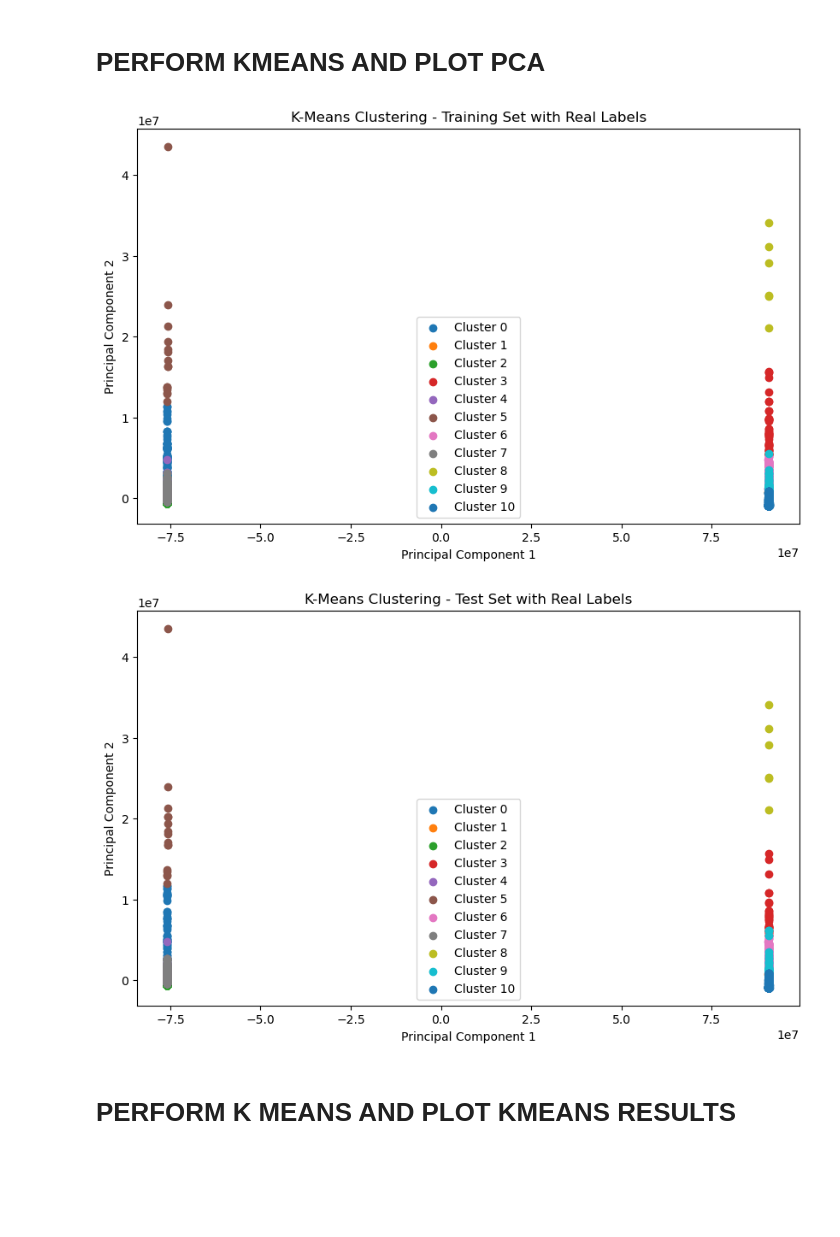
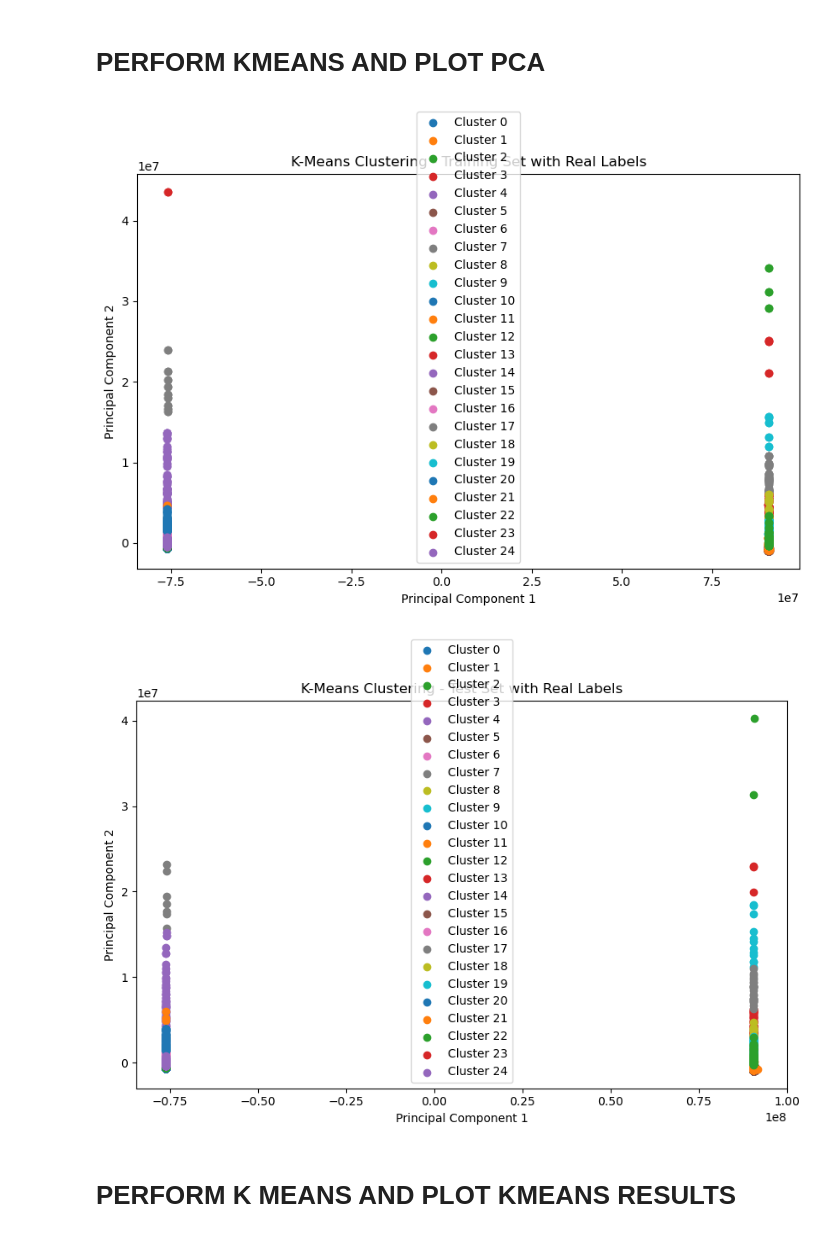
Before and after one commit to ML-Project-Team-5/Project_NetworkIDS, a Jupyter notebook: 3rf_Kmeans.ipynb, the cells around one changed output. Cells and saved outputs as stored; diff of their text form; code cells hidden in the pictures; blank space fills up the shorter version.

Commit message:
updating scenario 3,4,5 with test data

```diff
--- a/3rf_Kmeans.ipynb
+++ b/3rf_Kmeans.ipynb
@@ -14,11 +14,17 @@ test_unknown_data = pd.read_csv(test_unknown_data_path)
 
 test_unknown_label_path = './data/3_rf_test_unknown_label_v1.csv'
 test_unknown_label = pd.read_csv(test_unknown_label_path)
-test_unknown_data_path2 = './data/3_rf_test_unknown_data_v1.csv'
+test_unknown_data_path2 = './data/3_rf_test_unknown_data_v2.csv'
 test_unknown_data2 = pd.read_csv(test_unknown_data_path)
 
 test_unknown_label_path2 = './data/3_rf_test_unknown_label_v1.csv'
 test_unknown_label2 = pd.read_csv(test_unknown_label_path)
+
+test = './data/testing_data.csv'
+test_data = pd.read_csv(test)
+
+test_L= './data/testing_lable.csv'
+test_L_data  = pd.read_csv(test_L)
 # %%
 # Display column names
 print("Column names:")
@@ -132,25 +138,27 @@ Silhouette Score: 0.20363773661424941
 # %%
 from sklearn.cluster import KMeans
 from sklearn.model_selection import train_test_split
+from sklearn.metrics import accuracy_score, normalized_mutual_info_score
 from sklearn.preprocessing import LabelEncoder
 from sklearn.decomposition import PCA
-import matplotlib.pyplot as plt
 import numpy as np
 
-# Assuming 'test_unknown_data' is your dataset
-# and 'test_unknown_label' is your label
+
 X = train_data
-y = train_label['label']  # Assuming the label column is named 'label'
+y = train_label['label']
 
 # Apply label encoding to the labels
 label_encoder = LabelEncoder()
 y_encoded = label_encoder.fit_transform(y)
 
-# Split the data into training and testing sets
-X_train, X_test, y_train, y_test = train_test_split(X, y_encoded, test_size=0.4, random_state=42)
+X_train = X
+y_train = y
+
+X_test = test_data
+y_test = test_L_data
 
 # Specify the number of clusters
-number_of_clusters = 11  # Adjust this based on your data
+number_of_clusters = 25
 
 # Apply k-means clustering on the training set
 kmeans = KMeans(n_clusters=number_of_clusters, random_state=42)
@@ -161,35 +169,35 @@ test_predicted_labels = kmeans.predict(X_test)
 
 # Visualize clusters using PCA for dimensionality reduction
 pca = PCA(n_components=2)
 X_train_reduced = pca.fit_transform(X_train)
 X_test_reduced = pca.transform(X_test)
 
 # Scatter plot for training set with real labels
 plt.figure(figsize=(10, 6))
 for cluster in range(number_of_clusters):
     cluster_mask = (train_predicted_labels == cluster)
     plt.scatter(X_train_reduced[cluster_mask, 0], X_train_reduced[cluster_mask, 1], label=f'Cluster {cluster}')
 
 plt.title('K-Means Clustering - Training Set with Real Labels')
 plt.xlabel('Principal Component 1')
 plt.ylabel('Principal Component 2')
 plt.legend()
 plt.show()
 
 # Scatter plot for test set with real labels
 plt.figure(figsize=(10, 6))
 for cluster in range(number_of_clusters):
     cluster_mask = (test_predicted_labels == cluster)
     plt.scatter(X_test_reduced[cluster_mask, 0], X_test_reduced[cluster_mask, 1], label=f'Cluster {cluster}')
 
 plt.title('K-Means Clustering - Test Set with Real Labels')
 plt.xlabel('Principal Component 1')
 plt.ylabel('Principal Component 2')
 plt.legend()
 plt.show()
 # %% [output]
-[figure, old version]
+[figure, new version]
-[figure, old version]
+[figure, new version]
 # %% [markdown]
 # PERFORM K MEANS AND PLOT KMEANS RESULTS
 # %%
```
Also changed, not shown: parts of 8 cells of this notebook, 2 other files.
